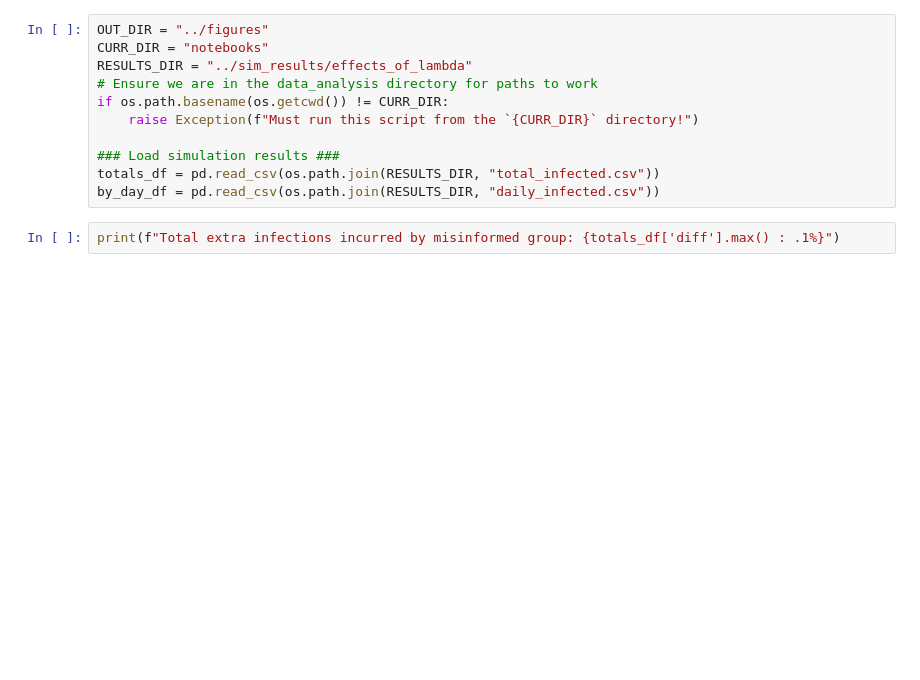
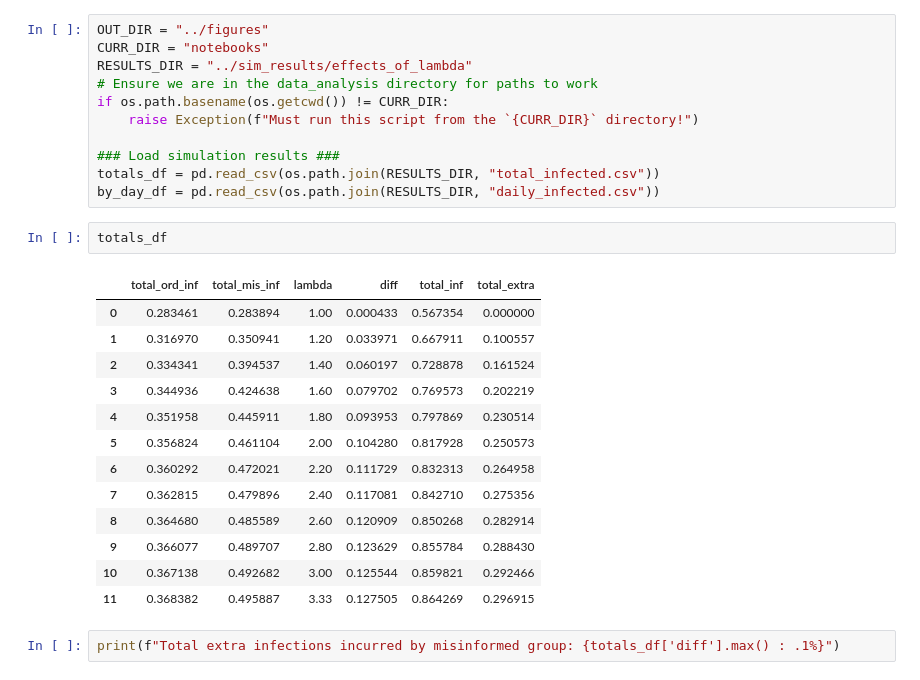
Before and after one commit to mr-devs/mean_field_quals, a Jupyter notebook: notebooks/2023-08-01_print_stats.ipynb, the cells around one changed output. Cells and saved outputs as stored; diff of their text form; blank space fills up the shorter version.

```diff
--- a/notebooks/2023-08-01_print_stats.ipynb
+++ b/notebooks/2023-08-01_print_stats.ipynb
@@ -22,6 +22,22 @@ if os.path.basename(os.getcwd()) != CURR_DIR:
 ### Load simulation results ###
 totals_df = pd.read_csv(os.path.join(RESULTS_DIR, "total_infected.csv"))
 by_day_df = pd.read_csv(os.path.join(RESULTS_DIR, "daily_infected.csv"))
+# %%
+totals_df
+# %% [output]
+|  | total_ord_inf | total_mis_inf | lambda | diff | total_inf | total_extra |
+| 0 | 0.283461 | 0.283894 | 1.00 | 0.000433 | 0.567354 | 0.000000 |
+| 1 | 0.316970 | 0.350941 | 1.20 | 0.033971 | 0.667911 | 0.100557 |
+| 2 | 0.334341 | 0.394537 | 1.40 | 0.060197 | 0.728878 | 0.161524 |
+| 3 | 0.344936 | 0.424638 | 1.60 | 0.079702 | 0.769573 | 0.202219 |
+| 4 | 0.351958 | 0.445911 | 1.80 | 0.093953 | 0.797869 | 0.230514 |
+| 5 | 0.356824 | 0.461104 | 2.00 | 0.104280 | 0.817928 | 0.250573 |
+| 6 | 0.360292 | 0.472021 | 2.20 | 0.111729 | 0.832313 | 0.264958 |
+| 7 | 0.362815 | 0.479896 | 2.40 | 0.117081 | 0.842710 | 0.275356 |
+| 8 | 0.364680 | 0.485589 | 2.60 | 0.120909 | 0.850268 | 0.282914 |
+| 9 | 0.366077 | 0.489707 | 2.80 | 0.123629 | 0.855784 | 0.288430 |
+| 10 | 0.367138 | 0.492682 | 3.00 | 0.125544 | 0.859821 | 0.292466 |
+| 11 | 0.368382 | 0.495887 | 3.33 | 0.127505 | 0.864269 | 0.296915 |
 # %%
 print(f"Total extra infections incurred by misinformed group: {totals_df['diff'].max() : .1%}")
 # %% [output]
```
Also changed, not shown: parts of 1 cell of this notebook, 19 other files.
